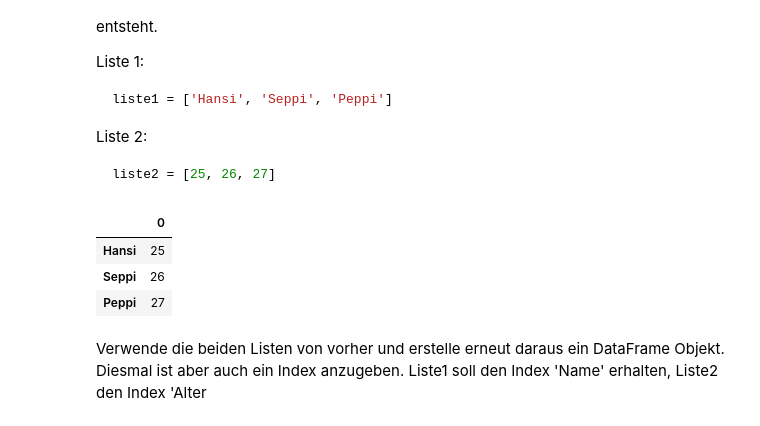
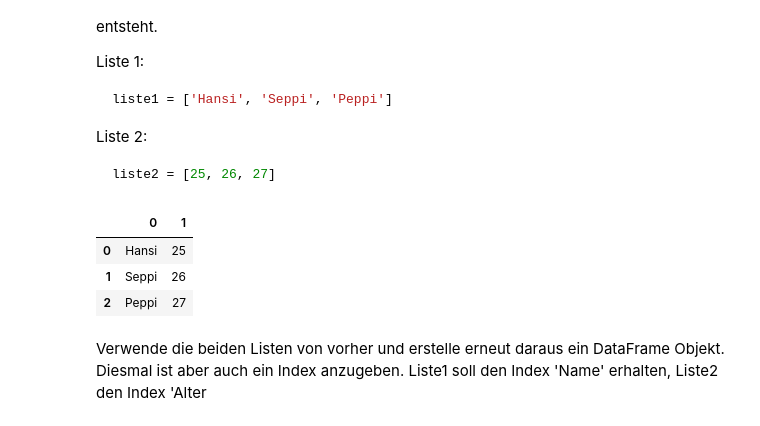
Before and after one commit to noah-htl/DSAI_4INF, a Jupyter notebook: 04_1_pandas_uebungen_student_angabe.ipynb, the cells around one changed output. Cells and saved outputs as stored; diff of their text form; code cells hidden in the pictures.

```diff
--- a/04_1_pandas_uebungen_student_angabe.ipynb
+++ b/04_1_pandas_uebungen_student_angabe.ipynb
@@ -371,14 +371,18 @@ liste2 = [25, 26, 27]
 # %%
 liste1 = ['Hansi', 'Seppi', 'Peppi']
 liste2 = [25, 26, 27]
 
-df = pd.DataFrame(liste2, liste1)
+s1 = pd.Series(liste1)
+s2 = pd.Series(liste2)
+
+df = pd.concat((s1,s2), axis=1)
+
 df
 # %% [output]
-|  | 0 |
-| Hansi | 25 |
-| Seppi | 26 |
-| Peppi | 27 |
+|  | 0 | 1 |
+| 0 | Hansi | 25 |
+| 1 | Seppi | 26 |
+| 2 | Peppi | 27 |
 # %% [markdown]
 Verwende die beiden Listen von vorher und erstelle erneut daraus ein DataFrame Objekt. Diesmal ist
 aber auch ein Index anzugeben. Liste1 soll den Index 'Name' erhalten, Liste2 den Index 'Alter
```
Also changed, not shown: parts of 4 cells of this notebook.
